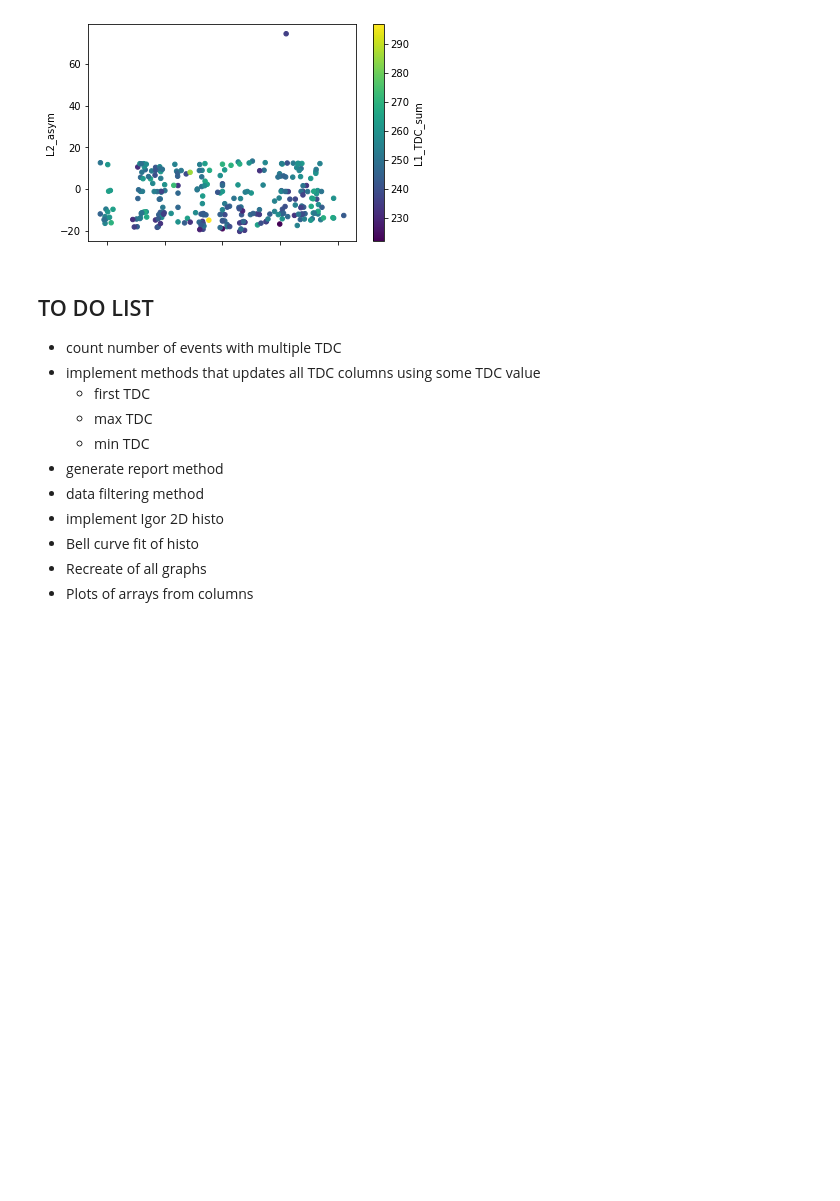
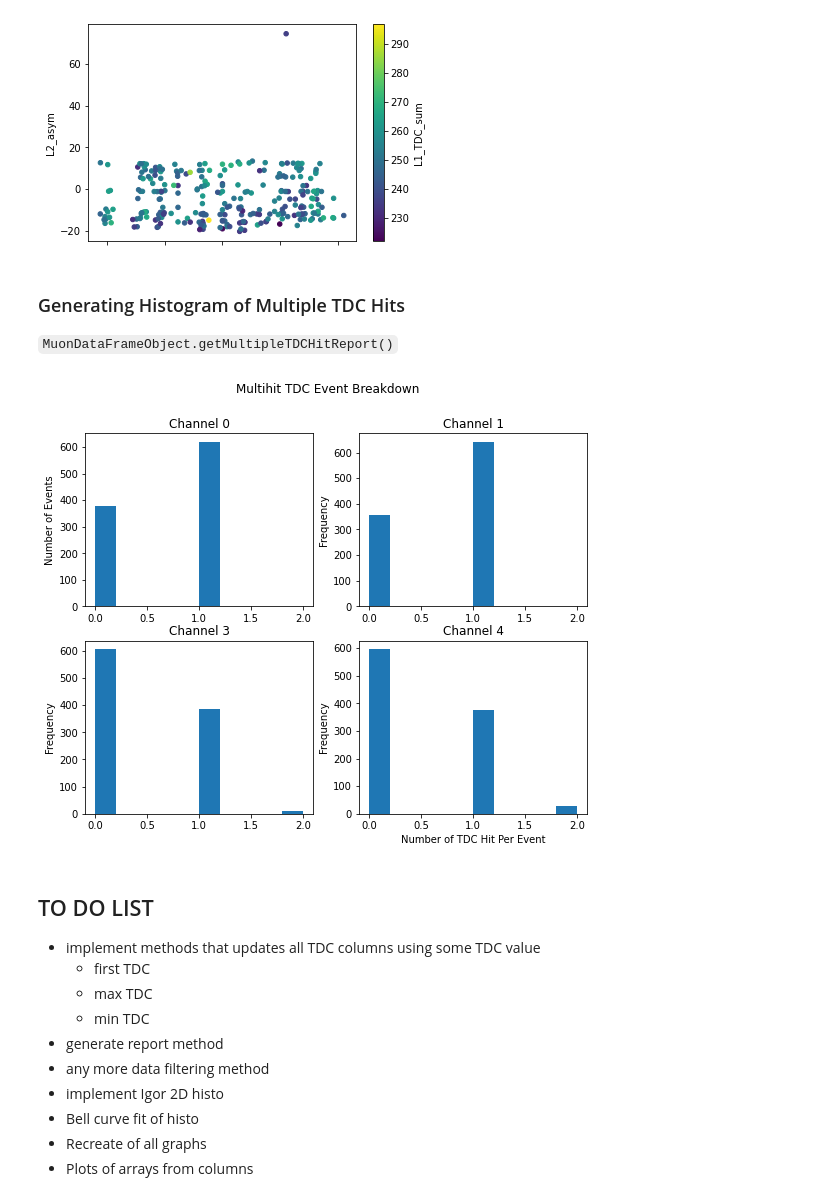
Before and after one commit to shanto268/HEP_DAQ, a Jupyter notebook: CrateAnalysis/CAMAC_Analysis_tutorial.ipynb, the cells around one changed output. Cells and saved outputs as stored; diff of their text form; code cells hidden in the pictures; blank space fills up the shorter version.

```diff
--- a/CrateAnalysis/CAMAC_Analysis_API.ipynb
+++ b/CrateAnalysis/CAMAC_Analysis_tutorial.ipynb
@@ -342,16 +342,22 @@ The following example shows how to plot time scatter plot of *L1_asym* against *
 mdf.get3DScatterPlot(["L1_asym", "L2_asym", "L1_TDC_sum"])
 # %% [output]
 [figure]
+# %% [markdown]
+### Generating Histogram of Multiple TDC Hits
+`MuonDataFrameObject.getMultipleTDCHitReport()`
+# %%
+mdf.getMultipleTDCHitReport()
+# %% [output]
+[figure, added]
 # %% [markdown]
 ## TO DO LIST
 
-- count number of events with multiple TDC
 - implement methods that updates all TDC columns using some TDC value
     - first TDC
     - max TDC
     - min TDC
 - generate report method
-- data filtering method
+- any more data filtering method
 - implement Igor 2D histo
 - Bell curve fit of histo
 - Recreate of all graphs
```
Also changed, not shown: parts of 5 cells of this notebook, 2 other files.
